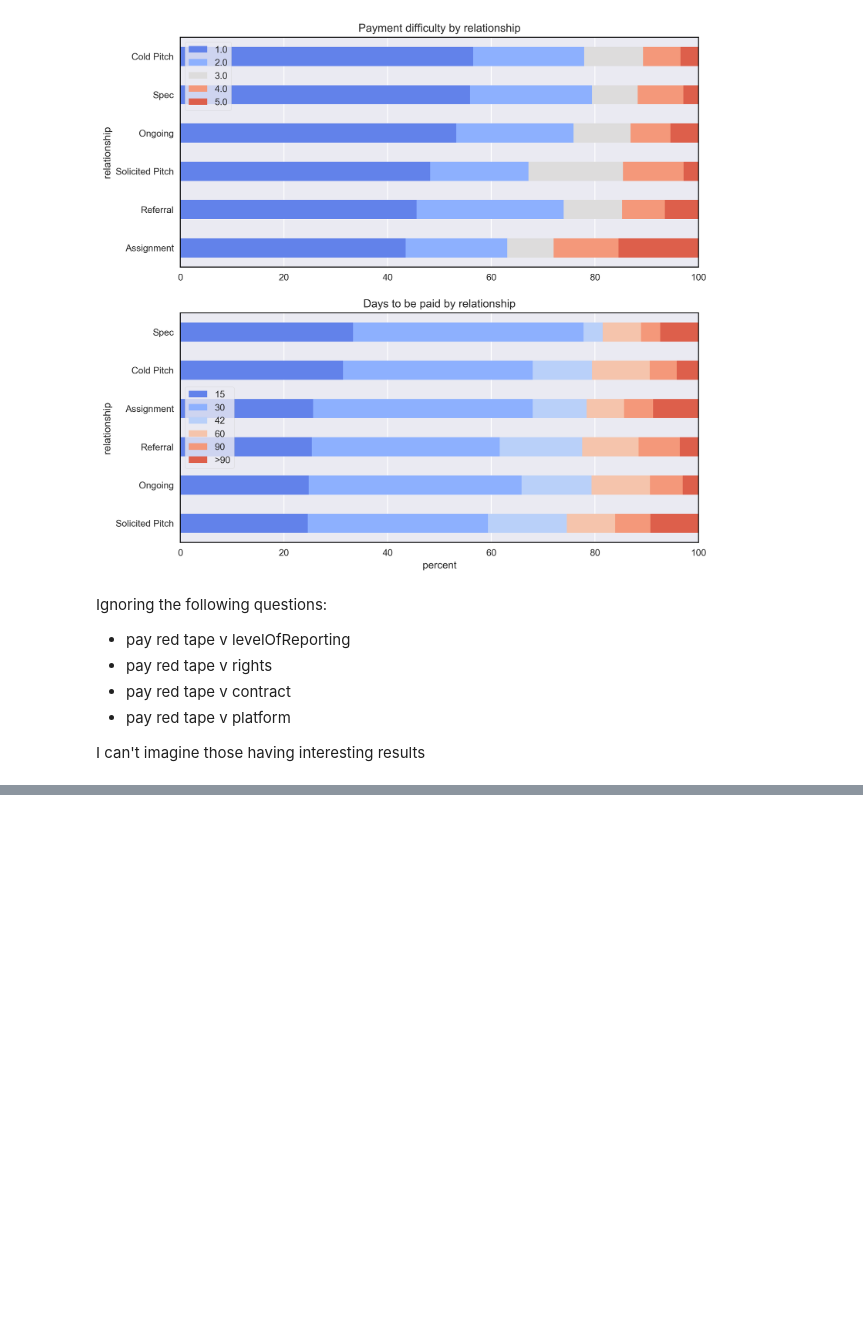
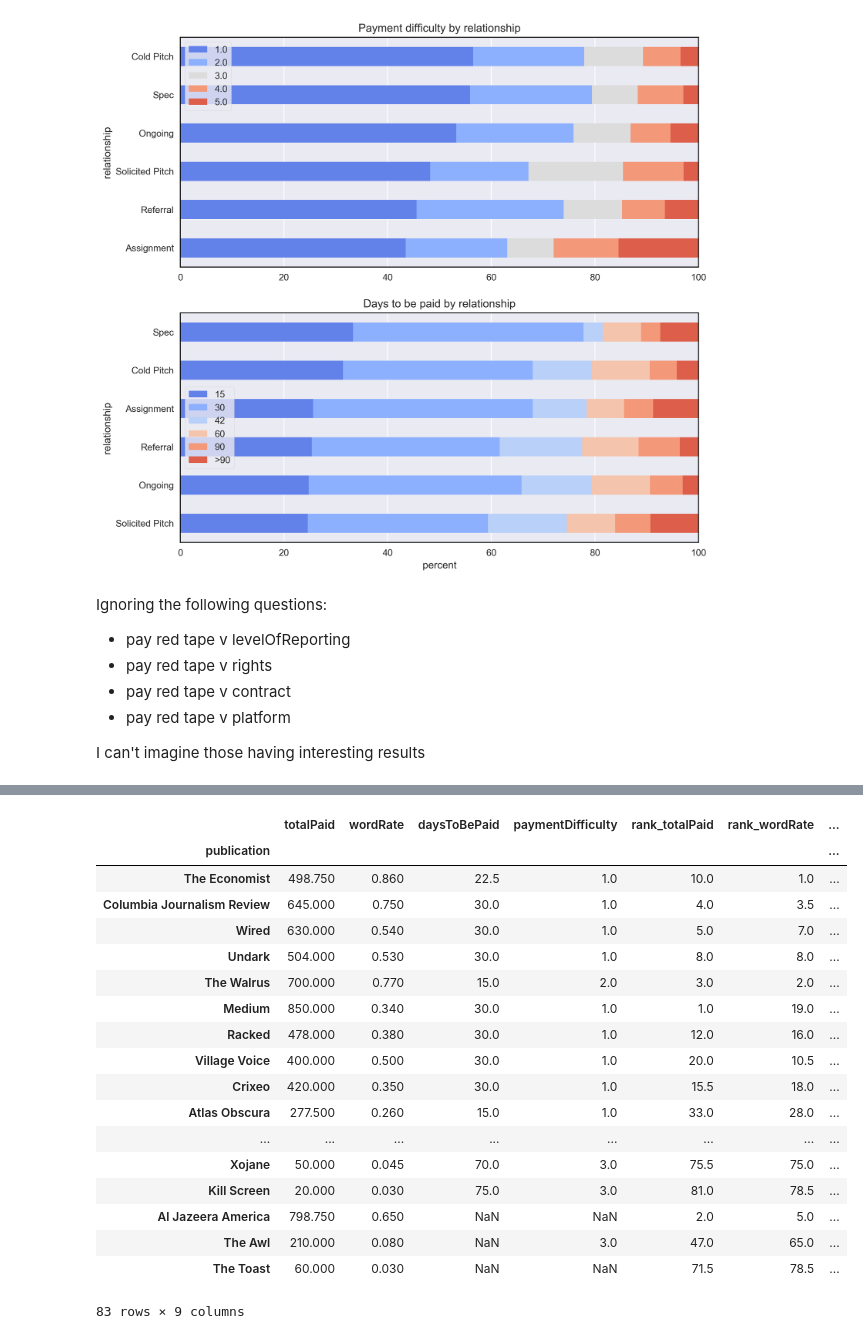
Before and after one commit to kmcelwee/WhoPaysWriters, a Jupyter notebook: Explore_Data.ipynb, the cells around one changed output, grey strips where cells are left out. Saved outputs shown, nothing was run; the diff lists cells and outputs as text; code cells hidden in the pictures; blank space fills up the shorter version.

```diff
--- a/Explore_Data.ipynb
+++ b/Explore_Data.ipynb
@@ -380,0 +398,6 @@ I can't imagine those having interesting results
+# %%
+high_submissions = df.groupby('publication').size() > 7 # an arbitrary cutoff
+high_submissions = high_submissions[high_submissions == True]
+high_submissions = list(high_submissions.keys())
+df_hs = df[df['publication'].isin(high_submissions)]
+df_hs.shape
@@ -380,0 +406,6 @@ I can't imagine those having interesting results
+# %%
+df_hs.replace('>90', 110, inplace=True)
+df_hs.replace('Not Yet', np.nan, inplace=True)
+df_hs['daysToBePaid'] = df_hs['daysToBePaid'].astype(float)
+summary_df = df_hs.groupby('publication')['totalPaid', 'wordRate', 'daysToBePaid', 'paymentDifficulty'].median()
+summary_df.head()
@@ -380,0 +420,30 @@ I can't imagine those having interesting results
+# %%
+summary_df['rank_totalPaid'] = summary_df['totalPaid'].rank(ascending=False)
+summary_df['rank_wordRate'] = summary_df['wordRate'].rank(ascending=False)
+summary_df['rank_daysToBePaid'] = summary_df['daysToBePaid'].rank(ascending=True)
+summary_df['rank_paymentDifficulty'] = summary_df['paymentDifficulty'].rank(ascending=True)
+summary_df['rank'] = (summary_df['rank_totalPaid'] + summary_df['rank_wordRate'] +
+    summary_df['rank_daysToBePaid'] + summary_df['rank_paymentDifficulty']).rank()
+summary_df.sort_values(by='rank', ascending=True, inplace=True)
+summary_df.to_csv('publications_rank.csv')
+summary_df
+# %% [output]
+|  | totalPaid | wordRate | daysToBePaid | paymentDifficulty | rank_totalPaid | rank_wordRate | ... |
+| publication |  |  |  |  |  |  | ... |
+| The Economist | 498.750 | 0.860 | 22.5 | 1.0 | 10.0 | 1.0 | ... |
+| Columbia Journalism Review | 645.000 | 0.750 | 30.0 | 1.0 | 4.0 | 3.5 | ... |
+| Wired | 630.000 | 0.540 | 30.0 | 1.0 | 5.0 | 7.0 | ... |
+| Undark | 504.000 | 0.530 | 30.0 | 1.0 | 8.0 | 8.0 | ... |
+| The Walrus | 700.000 | 0.770 | 15.0 | 2.0 | 3.0 | 2.0 | ... |
+| Medium | 850.000 | 0.340 | 30.0 | 1.0 | 1.0 | 19.0 | ... |
+| Racked | 478.000 | 0.380 | 30.0 | 1.0 | 12.0 | 16.0 | ... |
+| Village Voice | 400.000 | 0.500 | 30.0 | 1.0 | 20.0 | 10.5 | ... |
+| Crixeo | 420.000 | 0.350 | 30.0 | 1.0 | 15.5 | 18.0 | ... |
+| Atlas Obscura | 277.500 | 0.260 | 15.0 | 1.0 | 33.0 | 28.0 | ... |
+| ... | ... | ... | ... | ... | ... | ... | ... |
+| Xojane | 50.000 | 0.045 | 70.0 | 3.0 | 75.5 | 75.0 | ... |
+| Kill Screen | 20.000 | 0.030 | 75.0 | 3.0 | 81.0 | 78.5 | ... |
+| Al Jazeera America | 798.750 | 0.650 | NaN | NaN | 2.0 | 5.0 | ... |
+| The Awl | 210.000 | 0.080 | NaN | 3.0 | 47.0 | 65.0 | ... |
+| The Toast | 60.000 | 0.030 | NaN | NaN | 71.5 | 78.5 | ... |
+83 rows × 9 columns
```
Also changed, not shown: parts of 7 cells of this notebook, 1 other file.
